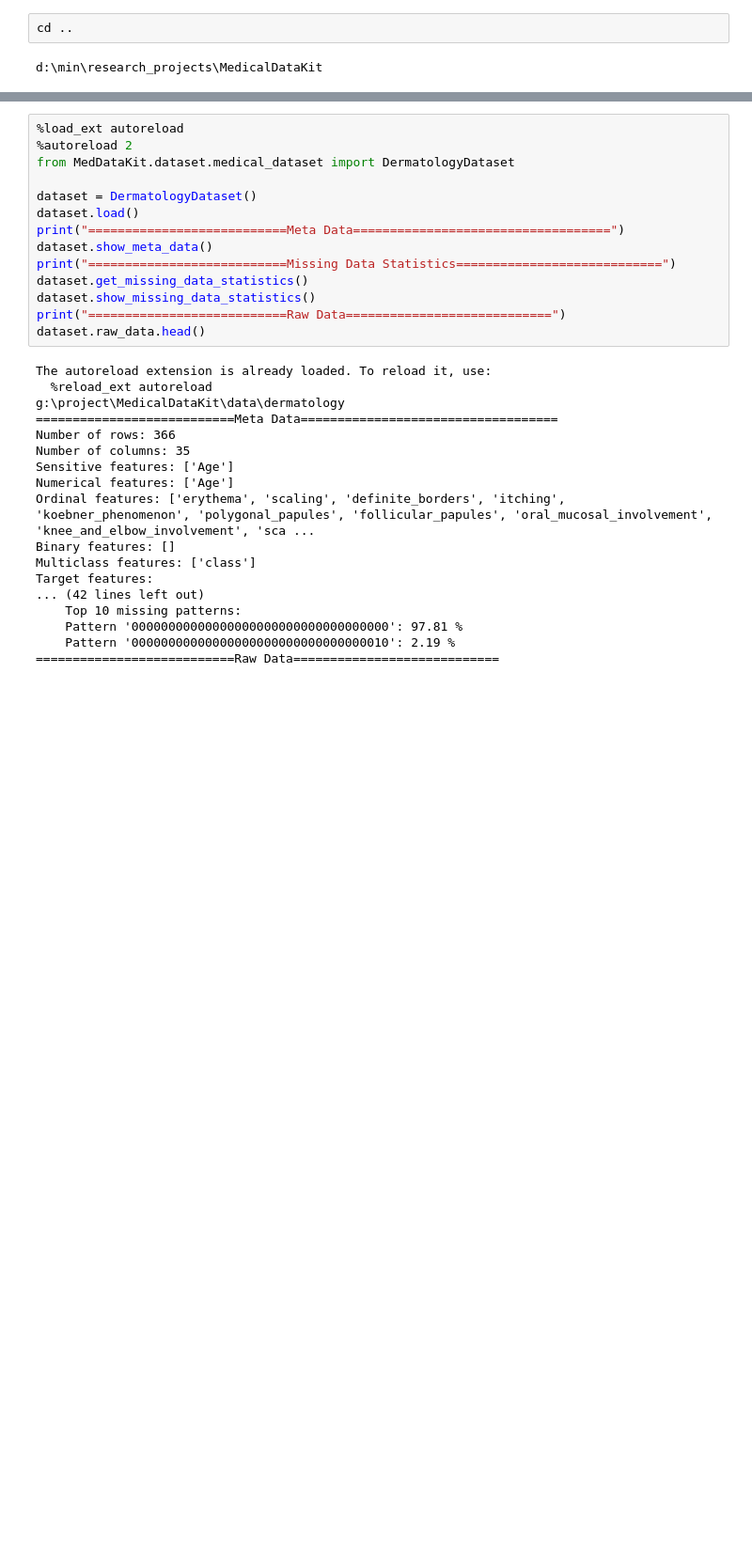
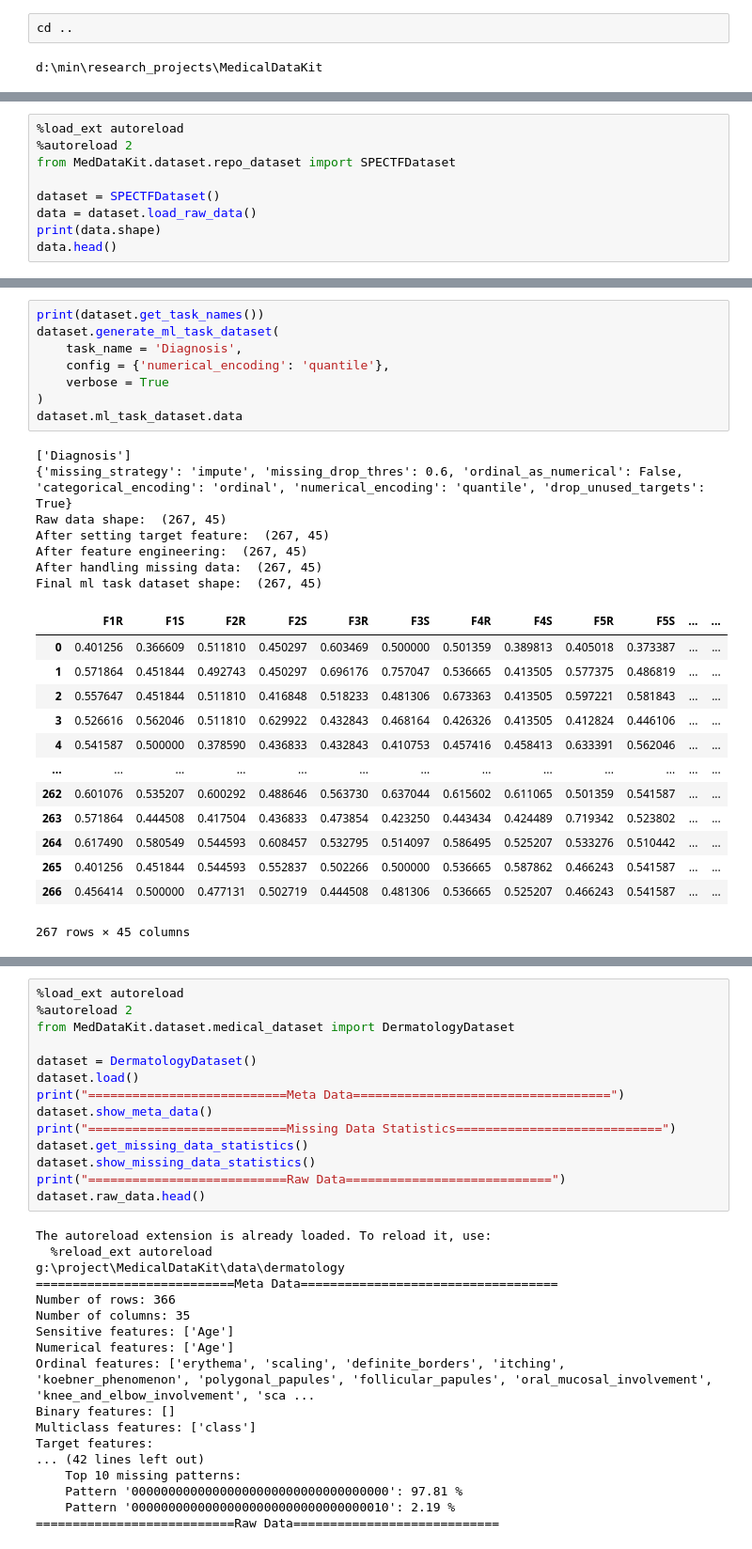
Before and after one commit to sitaomin1994/MedicalDataKit, a Jupyter notebook: notebook/data_fetch.ipynb, the cells around one changed output, grey strips where cells are left out. Shown: that part at 94% size. Saved outputs shown, nothing was run; the diff lists cells and outputs as text; blank space fills up the shorter version.

```diff
--- a/notebook/data_fetch.ipynb
+++ b/notebook/data_fetch.ipynb
@@ -6,0 +243,9 @@ import numpy as np
+# %%
+%load_ext autoreload
+%autoreload 2
+from MedDataKit.dataset.repo_dataset import SPECTFDataset
+
+dataset = SPECTFDataset()
+data = dataset.load_raw_data()
+print(data.shape)
+data.head()
@@ -6,0 +283,29 @@ import numpy as np
+# %%
+print(dataset.get_task_names())
+dataset.generate_ml_task_dataset(
+    task_name = 'Diagnosis',
+    config = {'numerical_encoding': 'quantile'},
+    verbose = True
+)
+dataset.ml_task_dataset.data
+# %% [output]
+['Diagnosis']
+{'missing_strategy': 'impute', 'missing_drop_thres': 0.6, 'ordinal_as_numerical': False, 'categorical_encoding': 'ordinal', 'numerical_encoding': 'quantile', 'drop_unused_targets': True}
+Raw data shape:  (267, 45)
+After setting target feature:  (267, 45)
+After feature engineering:  (267, 45)
+After handling missing data:  (267, 45)
+Final ml task dataset shape:  (267, 45)
+|  | F1R | F1S | F2R | F2S | F3R | F3S | F4R | F4S | F5R | F5S | ... | ... |
+| 0 | 0.401256 | 0.366609 | 0.511810 | 0.450297 | 0.603469 | 0.500000 | 0.501359 | 0.389813 | 0.405018 | 0.373387 | ... | ... |
+| 1 | 0.571864 | 0.451844 | 0.492743 | 0.450297 | 0.696176 | 0.757047 | 0.536665 | 0.413505 | 0.577375 | 0.486819 | ... | ... |
+| 2 | 0.557647 | 0.451844 | 0.511810 | 0.416848 | 0.518233 | 0.481306 | 0.673363 | 0.413505 | 0.597221 | 0.581843 | ... | ... |
+| 3 | 0.526616 | 0.562046 | 0.511810 | 0.629922 | 0.432843 | 0.468164 | 0.426326 | 0.413505 | 0.412824 | 0.446106 | ... | ... |
+| 4 | 0.541587 | 0.500000 | 0.378590 | 0.436833 | 0.432843 | 0.410753 | 0.457416 | 0.458413 | 0.633391 | 0.562046 | ... | ... |
+| ... | ... | ... | ... | ... | ... | ... | ... | ... | ... | ... | ... | ... |
+| 262 | 0.601076 | 0.535207 | 0.600292 | 0.488646 | 0.563730 | 0.637044 | 0.615602 | 0.611065 | 0.501359 | 0.541587 | ... | ... |
+| 263 | 0.571864 | 0.444508 | 0.417504 | 0.436833 | 0.473854 | 0.423250 | 0.443434 | 0.424489 | 0.719342 | 0.523802 | ... | ... |
+| 264 | 0.617490 | 0.580549 | 0.544593 | 0.608457 | 0.532795 | 0.514097 | 0.586495 | 0.525207 | 0.533276 | 0.510442 | ... | ... |
+| 265 | 0.401256 | 0.451844 | 0.544593 | 0.552837 | 0.502266 | 0.500000 | 0.536665 | 0.587862 | 0.466243 | 0.541587 | ... | ... |
+| 266 | 0.456414 | 0.500000 | 0.477131 | 0.502719 | 0.444508 | 0.481306 | 0.536665 | 0.525207 | 0.466243 | 0.541587 | ... | ... |
+267 rows × 45 columns
```
Also changed, not shown: parts of 36 cells of this notebook, 11 other files.
